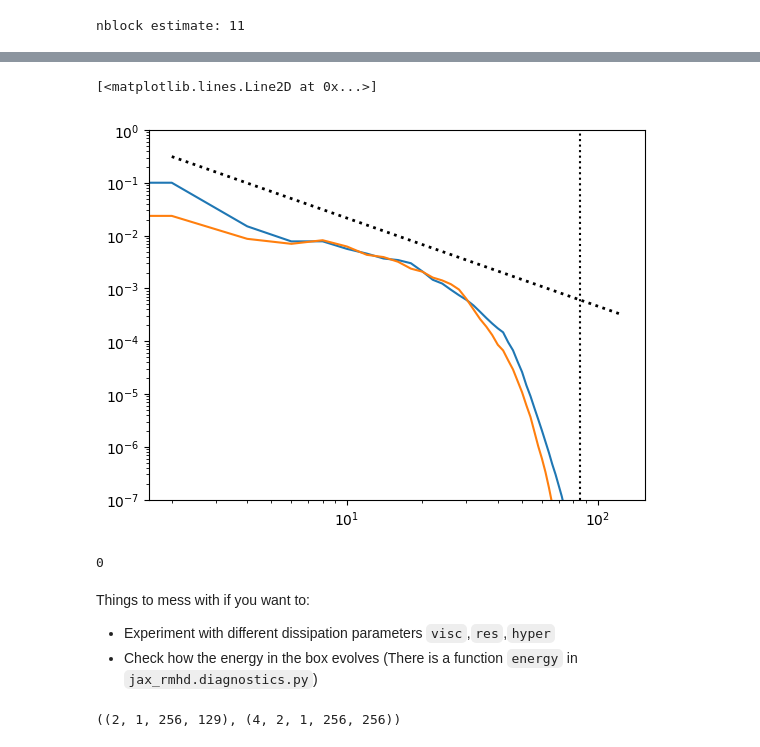
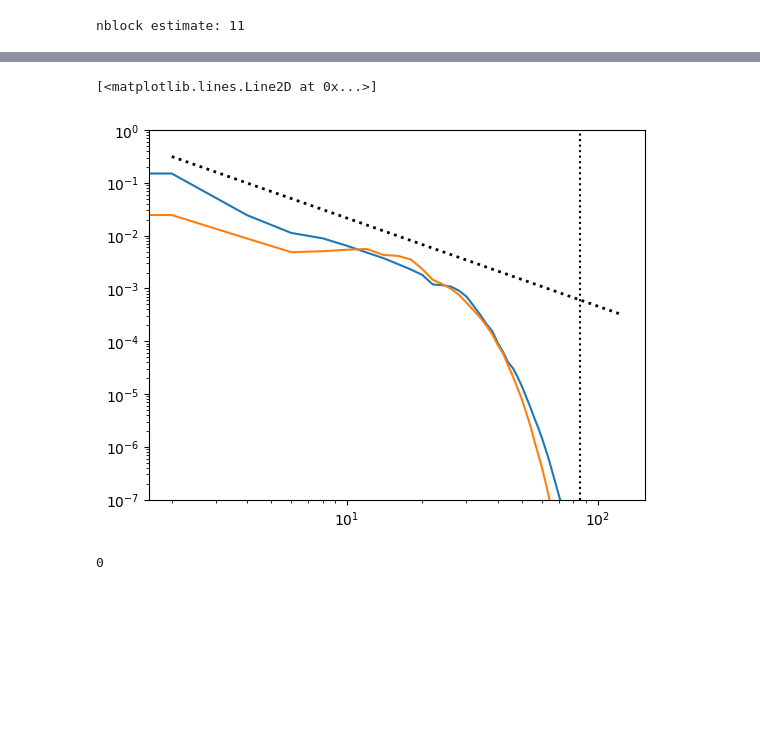
Before and after one commit to alfredmallet/jax_rmhd, a Jupyter notebook: examples/orzag-tang-2D.ipynb, the cells around one changed output, grey strips where cells are left out. Cells and saved outputs as stored; diff of their text form; code cells hidden in the pictures; blank space fills up the shorter version.

```diff
--- a/examples/orzag-tang-2D.ipynb
+++ b/examples/orzag-tang-2D.ipynb
@@ -91,12 +122,17 @@ Ending simulation at t = 10.017193241516715. It took 18.83232345804572s
-# %%
-#Making some snapshots.
-for isnap in range(0,99):
-    snap=sn.load_snapshot(isnap,mngr,params)
-    #vort=ft.irfft2(-kgrid.ksq()*snap.fields.phik)
-    #vsq=jnp.sum(jnp.array(jax.tree_util.tree_map(lambda gfk: ft.irfft2(gfk),gradk(snap.fields.phik,kgrid)))**2.0,axis=0)
-    vort=ft.irfft2(-kgrid.ksq()*snap.fields.phik)
-    plt.imshow(vort,vmin=-50,vmax=50,cmap="afmhot")
-    plt.colorbar()
-    plt.savefig(snap_path+str(isnap).zfill(3)+".png")
-    plt.close('all')
+# %%
+#Making some snapshot images. This saves them to snap_path: you can take a look there.
+#You should see many images in order of time. You can scan through them to see what happens to the plasma
+#as a function of time.
+#The VORTICITY (vort) is defined as grad_perp x u_perp.
+#Here you can see I have written this as
+    # inverse fourier transform {- k^2 *  phi_k }
+#where phi_k = snap.fields[0,0,:,:]
+#Q8: Check this agrees with the definitions (stream function and vorticity) in this notebook.
+for isnap in range(0,86):
+    snap=sn.load_snapshot(isnap,mngr,params)
+    vort=ft.irfft2(-kgrid.ksq()*snap.fields[0,0,:,:])
+    plt.imshow(vort,vmin=-50,vmax=50,cmap="afmhot")
+    plt.colorbar()
+    plt.savefig(snap_path+str(isnap).zfill(3)+".png")
+    plt.close('all')
 # %%
@@ -110,17 +147,19 @@ Error:
 # %%
 #plot the energy spectrum
+#Q10: Based on what we have talked about, what is this doing? Can you describe what the different lines on the plot are? What happens
+#if you choose isnap=0?
 isnap=50
-snap=sn.load_snapshot(isnap,mngr,params,shardings)
+snap=sn.load_snapshot(isnap,mngr,params)
 k=jnp.array(range(0,params.nx//2,2)) # bin_factor in the spec routine is set to 2 by default
 bins,su,sb=diag.perpspec(snap,kgrid,params)
 plt.loglog(k,sb)
 plt.loglog(k,su)
 plt.ylim(1e-7,1)
 plt.loglog(k,k**(-5.0/3.0),'k:',linewidth=2)
 plt.loglog([params.nx//3,params.nx//3],[1e-7,1],'k:')
 # %% [output]
 [<matplotlib.lines.Line2D at 0x...>]
-[figure, old version]
+[figure, new version]
 # %%
 #This makes a gif of the snapshot images if you have imagemagick installed
 os.system("cd " + snap_path + ";"
@@ -128,7 +167,3 @@ os.system("cd " + snap_path + ";"
          + "cd ../../")
 # %% [output]
 0
-# %% [markdown]
-Things to mess with if you want to:
-- Experiment with different dissipation parameters `visc`,`res`,`hyper`
-- Check how the energy in the box evolves (There is a function `energy` in `jax_rmhd.diagnostics.py`)
@@ -139,4 +169,0 @@ grads=grad(state,kgrid,params)
-# %%
-state.fields.shape,grads.shape
-# %% [output]
-((2, 1, 256, 129), (4, 2, 1, 256, 256))
```
Also changed, not shown: parts of 20 cells of this notebook, 5 other files.
